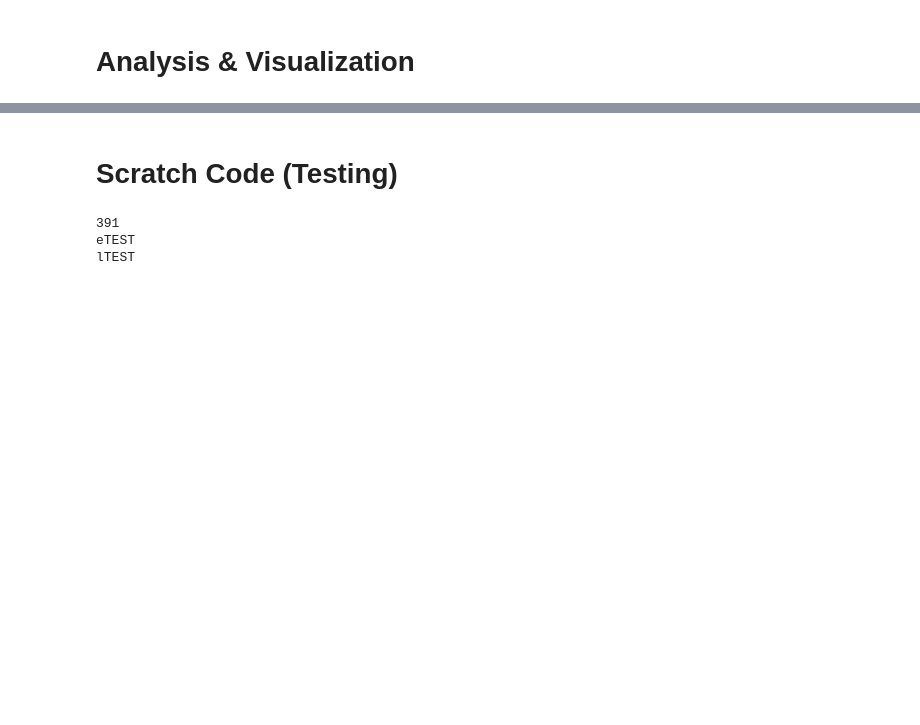
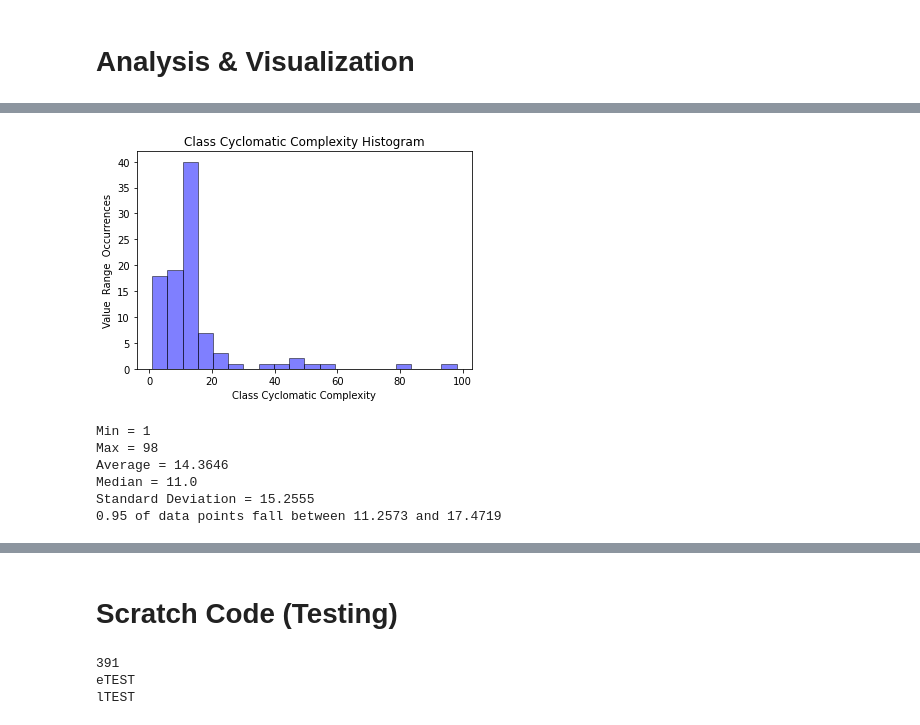
Before and after one commit to WM-SEMERU/ds4se, a Jupyter notebook: nbs/01.1_data.exploratory.se.metrics.ipynb, the cells around one changed output, grey strips where cells are left out. Cells and saved outputs as stored; diff of their text form; code cells hidden in the pictures; blank space fills up the shorter version.

```diff
--- a/nbs/01.1_data.exploratory.se.metrics.ipynb
+++ b/nbs/01.1_data.exploratory.se.metrics.ipynb
@@ -383,0 +451,12 @@ corpus_df = add_length_col(corpus_df, 'contents', 'code_length')
+# %%
+# Print statistical information about the cyclomatic complexity per class
+display_numeric_col_hist(flatten_lol(corpus_df['class_ccn']), "Class Cyclomatic Complexity")
+display_numeric_col_stats(flatten_lol(corpus_df['class_ccn']))
+# %% [output]
+[figure, added]
+Min = 1
+Max = 98
+Average = 14.3646
+Median = 11.0
+Standard Deviation = 15.2555
+0.95 of data points fall between 11.2573 and 17.4719
```
Also changed, not shown: parts of 33 cells of this notebook.
